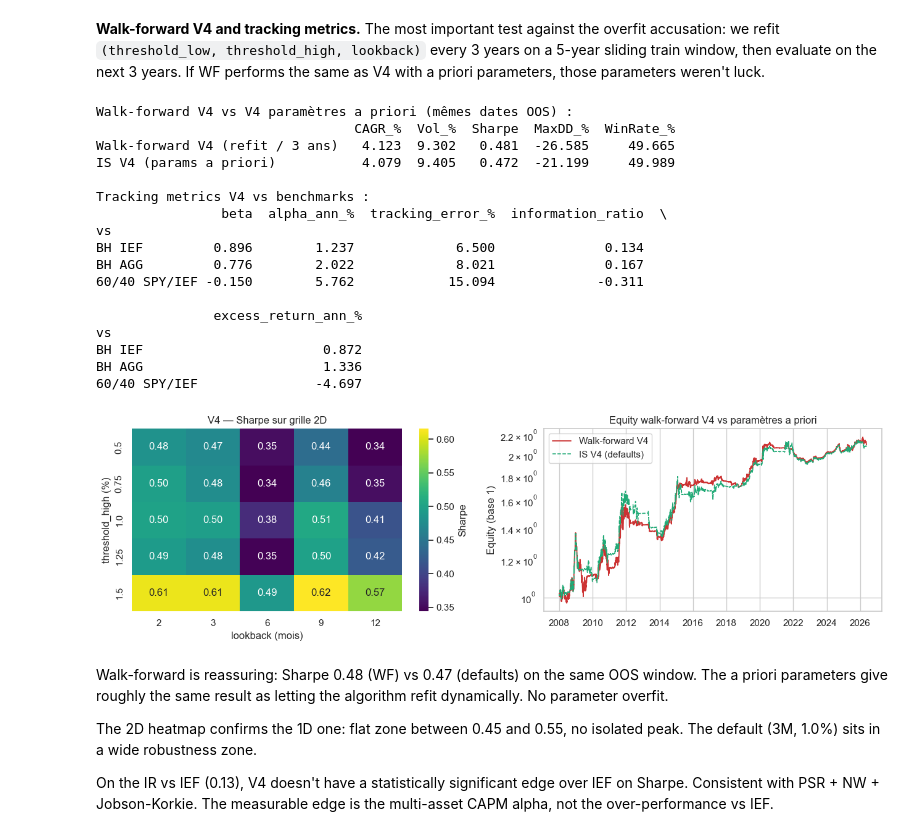
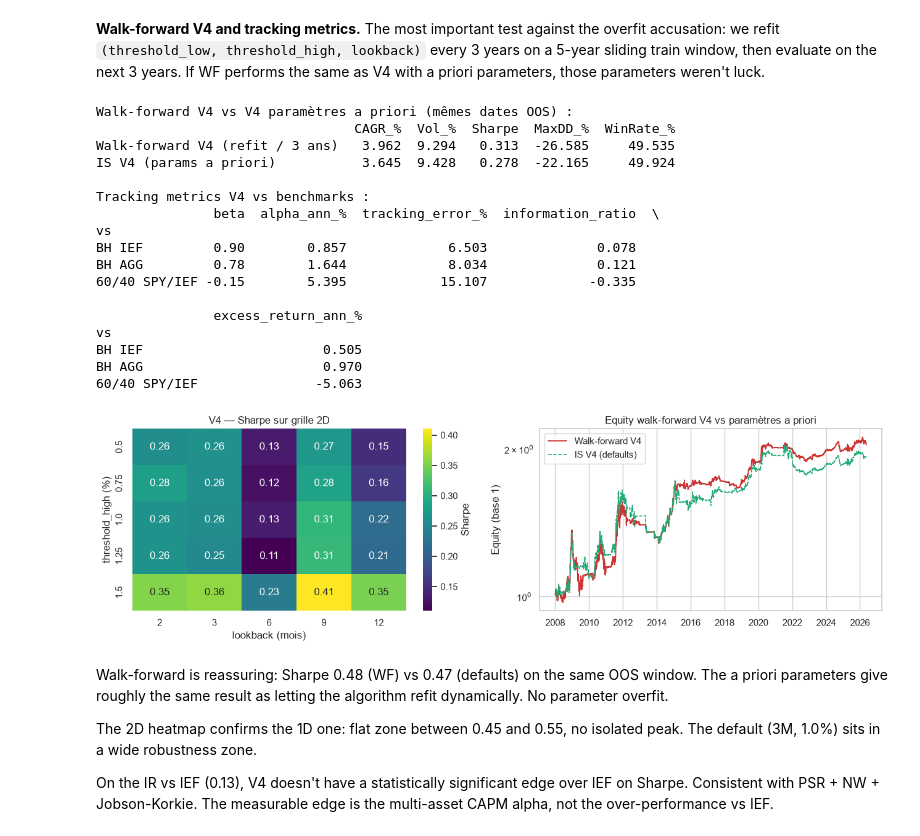
Before and after one commit to jbouniol/financial-engineering-lbo, a Jupyter notebook: notebooks/FINAL_notebook.ipynb, the cells around one changed output. Saved outputs shown, nothing was run; the diff lists cells and outputs as text; code cells hidden in the pictures.

```diff
--- a/notebooks/FINAL_notebook.ipynb
+++ b/notebooks/FINAL_notebook.ipynb
@@ -1026,10 +892,10 @@ The strongest result is the CAPM alpha: ~+3.4%/year, t ≈ 2.15, p ≈ 0.03. Sig
 # Walk-forward V4
 wf = walk_forward_v4(yields, prices, train_years=5, test_years=3,
                      tc_bps=TC_BPS_BACKTEST, slip_bps=SLIP_BPS_BACKTEST)
-wf_m  = perf_metrics(wf["net_ret"], wf["equity"], turnover=None)
+wf_m  = perf_metrics(wf["net_ret"], wf["equity"], turnover=None, rf_daily=rf_daily)
 v4_default_ret = v4["net_ret"].loc[wf["net_ret"].index[0]:wf["net_ret"].index[-1]]
 v4_default_eq  = (1 + v4_default_ret).cumprod()
-def_m = perf_metrics(v4_default_ret, v4_default_eq, turnover=None)
+def_m = perf_metrics(v4_default_ret, v4_default_eq, turnover=None, rf_daily=rf_daily)
 
 cmp = pd.DataFrame({
     "Walk-forward V4 (refit / 3 ans)": wf_m,
@@ -1053,43 +919,43 @@ print(ir_df[["beta", "alpha_ann_%", "tracking_error_%", "information_ratio", "ex
 
 # Quick visual: 2D sensitivity (V4) + WF equity
 fig, axes = plt.subplots(1, 2, figsize=(13, 4))
 
 grid_v4 = sensitivity_high_lookback(yields, prices,
                                     highs=[0.5, 0.75, 1.0, 1.25, 1.5],
                                     lookbacks=[2, 3, 6, 9, 12],
                                     tc_bps=TC_BPS_BACKTEST, slip_bps=SLIP_BPS_BACKTEST)
 sns.heatmap(grid_v4, annot=True, fmt=".2f", cmap="viridis",
             ax=axes[0], cbar_kws={"label": "Sharpe"})
 axes[0].set_xlabel("lookback (mois)")
 axes[0].set_ylabel("threshold_high (%)")
 axes[0].set_title("V4 — Sharpe sur grille 2D")
 
 axes[1].plot(wf["equity"].index, wf["equity"].values, label="Walk-forward V4", color="#c33", lw=1.3)
 axes[1].plot(v4_default_eq.index, v4_default_eq.values, label="IS V4 (defaults)", color="#2a7", lw=1.1, ls="--")
 axes[1].set_yscale("log")
 axes[1].set_title("Equity walk-forward V4 vs paramètres a priori")
 axes[1].set_ylabel("Equity (base 1)")
 axes[1].legend()
 plt.tight_layout()
 # %% [output]
 Walk-forward V4 vs V4 paramètres a priori (mêmes dates OOS) :
                                  CAGR_%  Vol_%  Sharpe  MaxDD_%  WinRate_%
-Walk-forward V4 (refit / 3 ans)   4.123  9.302   0.481  -26.585     49.665
-IS V4 (params a priori)           4.079  9.405   0.472  -21.199     49.989
+Walk-forward V4 (refit / 3 ans)   3.962  9.294   0.313  -26.585     49.535
+IS V4 (params a priori)           3.645  9.428   0.278  -22.165     49.924
 
 Tracking metrics V4 vs benchmarks :
-                beta  alpha_ann_%  tracking_error_%  information_ratio  \
+               beta  alpha_ann_%  tracking_error_%  information_ratio  \
 vs
-BH IEF         0.896        1.237             6.500              0.134
-BH AGG         0.776        2.022             8.021              0.167
-60/40 SPY/IEF -0.150        5.762            15.094             -0.311
+BH IEF         0.90        0.857             6.503              0.078
+BH AGG         0.78        1.644             8.034              0.121
+60/40 SPY/IEF -0.15        5.395            15.107             -0.335
 
                excess_return_ann_%
 vs
-BH IEF                       0.872
-BH AGG                       1.336
-60/40 SPY/IEF               -4.697
+BH IEF                       0.505
+BH AGG                       0.970
+60/40 SPY/IEF               -5.063
-[figure, old version]
+[figure, new version]
 # %% [markdown]
 Walk-forward is reassuring: Sharpe 0.48 (WF) vs 0.47 (defaults) on the same OOS window. The a priori parameters give roughly the same result as letting the algorithm refit dynamically. No parameter overfit.
 
```
Also changed, not shown: parts of 10 cells of this notebook, 4 other files.
